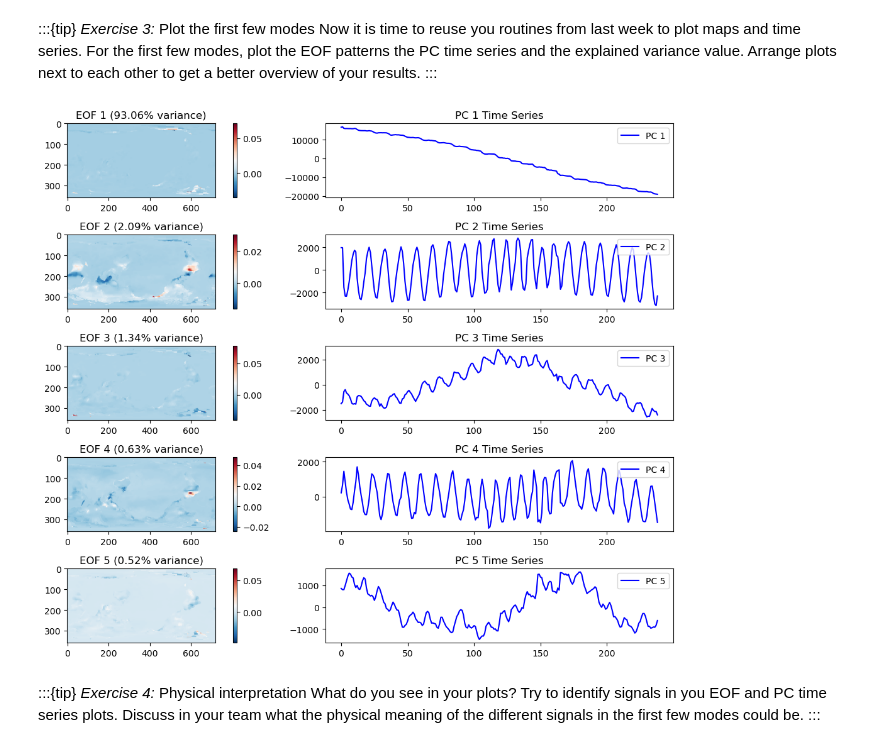
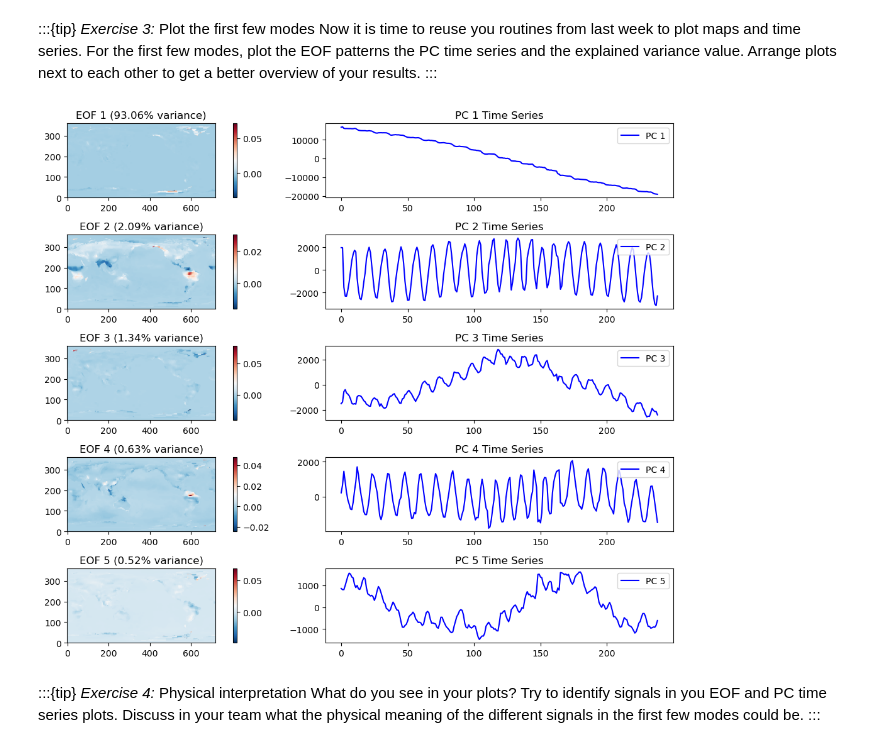
Before and after one commit to faehdy/Space_Data_Kernel, a Jupyter notebook: Grace/Homeworks/Homework_week_2_assignment.ipynb, the cells around one changed output. Drawn from its saved outputs; the diff is of its cells as text; code cells hidden in the pictures.

```diff
--- a/Grace/Homeworks/Homework_week_2_assignment.ipynb
+++ b/Grace/Homeworks/Homework_week_2_assignment.ipynb
@@ -148,22 +148,22 @@ Now it is time to reuse you routines from last week to plot maps and time series
 # %%
 # Plot first 3 EOFs and their time series
 fig, axes = plt.subplots(5, 2, figsize=(12, 9))  # 3 rows, 2 columns
 for i in range(5):  # Plot first 3 EOFs and their time series
     # EOF spatial pattern
     eof_pattern = pca.components_[i].reshape(num_lat, num_lon)
-    im = axes[i, 0].imshow(eof_pattern, cmap='RdBu_r')
+    im = axes[i, 0].imshow(eof_pattern, cmap='RdBu_r', origin = 'lower')
     axes[i, 0].set_title(f'EOF {i+1} ({explained_variance[i]*100:.2f}% variance)')
     fig.colorbar(im, ax=axes[i, 0])
 
     # Principal component time series
     axes[i, 1].plot(transformed_data[:, i], label=f'PC {i+1}', color='b')
     axes[i, 1].set_title(f'PC {i+1} Time Series')
     axes[i, 1].legend()
 
 plt.tight_layout()
 plt.show()
 # %% [output]
-[figure, old version]
+[figure, new version]
 # %% [markdown]
 :::{tip} _Exercise 4:_ Physical interpretation
 What do you see in your plots? Try to identify signals in you EOF and PC time series plots. Discuss in your team what the physical meaning of the different signals in the first few modes could be.
```
